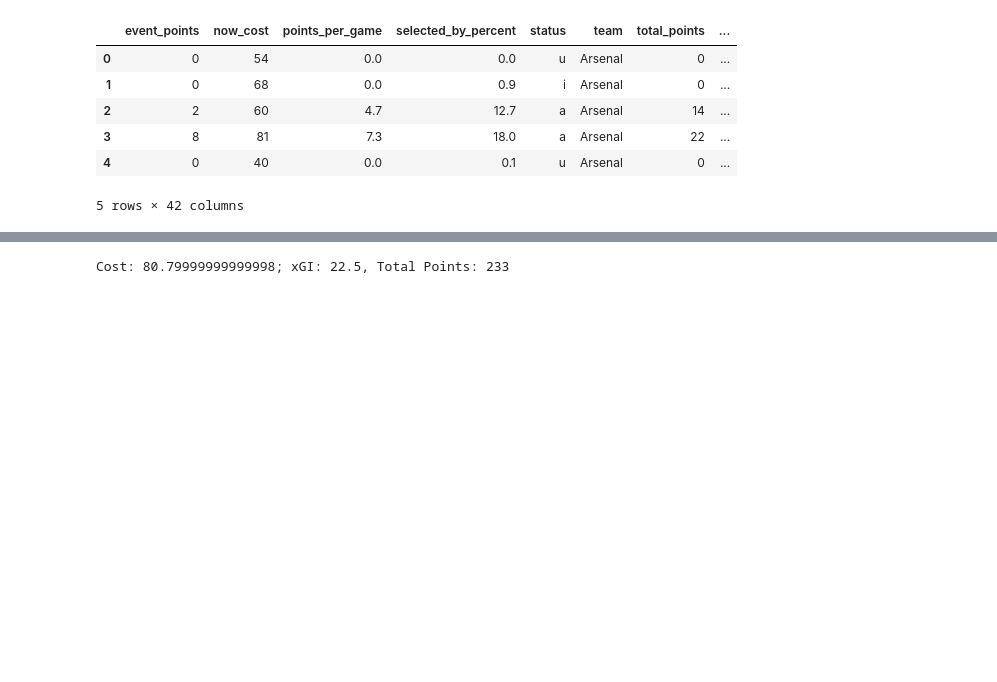
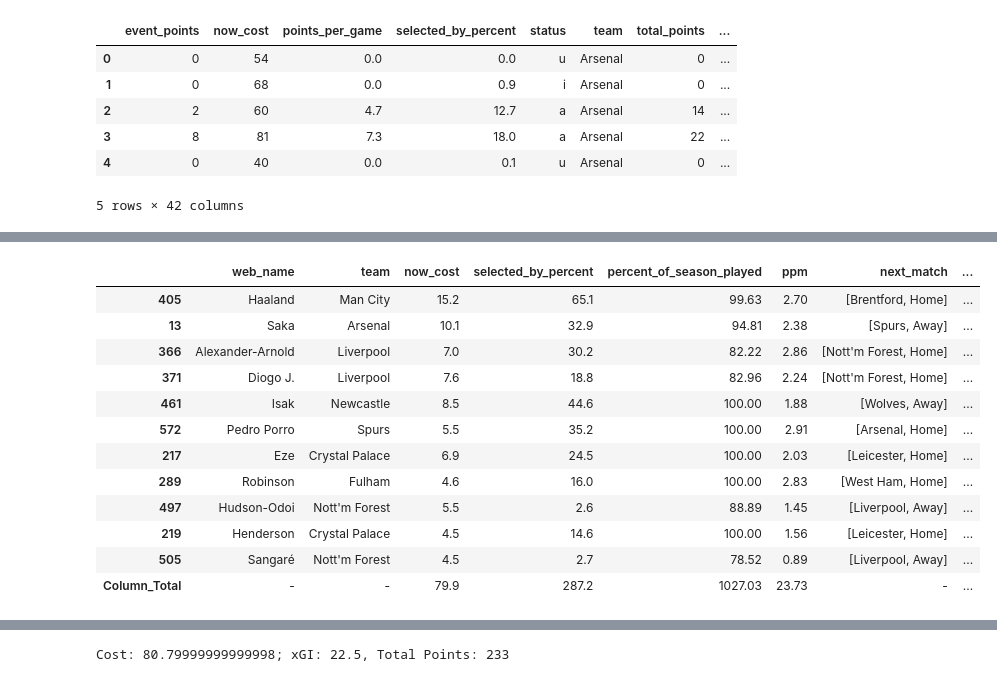
Before and after one commit to rio-v/FPL_24_25, a Jupyter notebook: pre_gw4.ipynb, the cells around one changed output, grey strips where cells are left out. Cells and saved outputs as stored; diff of their text form; code cells hidden in the pictures; blank space fills up the shorter version.

Commit message:
added get_team function

```diff
--- a/pre_gw4.ipynb
+++ b/pre_gw4.ipynb
@@ -12,6 +12,7 @@ GAMEWEEKS_PLAYED = 3
 # %%
 df = pd.read_excel('players_Gameweek_{}.xlsx'.format(GAMEWEEKS_PLAYED))
 fixtures = pd.read_excel('fixtures.xlsx')
+my_team = pd.read_excel('my_team_Gameweek_{}.xlsx'.format(GAMEWEEKS_PLAYED))
 # %%
 df.head()
 # %% [output]
@@ -46,6 +66,22 @@ fixtures_going_forward = fixtures.loc[fixtures['Gameweek'] > GAMEWEEKS_PLAYED]
 df['next_match'] = df['team'].apply(lambda x: list(fpl.fixtures_by_team(fixtures, x, GAMEWEEKS_PLAYED+1)[['opponent', 'h_or_a']].iloc[-1]))
 df['next_5_FDRs'] = df['team'].apply(lambda x: list(fpl.fixtures_by_team(fixtures_going_forward, x, GAMEWEEKS_PLAYED+5)['FDR']))
 df['next_5_avg_FDRs'] = df['next_5_FDRs'].apply(lambda x: np.mean(x))
+# %%
+fpl.get_team(df, list(my_team.loc[my_team['multiplier'] > 0]['Players']))
+# %% [output]
+|  | web_name | team | now_cost | selected_by_percent | percent_of_season_played | ppm | next_match | ... |
+| 405 | Haaland | Man City | 15.2 | 65.1 | 99.63 | 2.70 | [Brentford, Home] | ... |
+| 13 | Saka | Arsenal | 10.1 | 32.9 | 94.81 | 2.38 | [Spurs, Away] | ... |
+| 366 | Alexander-Arnold | Liverpool | 7.0 | 30.2 | 82.22 | 2.86 | [Nott'm Forest, Home] | ... |
+| 371 | Diogo J. | Liverpool | 7.6 | 18.8 | 82.96 | 2.24 | [Nott'm Forest, Home] | ... |
+| 461 | Isak | Newcastle | 8.5 | 44.6 | 100.00 | 1.88 | [Wolves, Away] | ... |
+| 572 | Pedro Porro | Spurs | 5.5 | 35.2 | 100.00 | 2.91 | [Arsenal, Home] | ... |
+| 217 | Eze | Crystal Palace | 6.9 | 24.5 | 100.00 | 2.03 | [Leicester, Home] | ... |
+| 289 | Robinson | Fulham | 4.6 | 16.0 | 100.00 | 2.83 | [West Ham, Home] | ... |
+| 497 | Hudson-Odoi | Nott'm Forest | 5.5 | 2.6 | 88.89 | 1.45 | [Liverpool, Away] | ... |
+| 219 | Henderson | Crystal Palace | 4.5 | 14.6 | 100.00 | 1.56 | [Leicester, Home] | ... |
+| 505 | Sangaré | Nott'm Forest | 4.5 | 2.7 | 78.52 | 0.89 | [Liverpool, Away] | ... |
+| Column_Total | - | - | 79.9 | 287.2 | 1027.03 | 23.73 | - | ... |
 # %%
 fpl.top_players(df, 'Goalkeeper', 'expected_goals_conceded', False, 10)
 # %% [output]
```
Also changed, not shown: parts of 10 cells of this notebook, 1 other file.
